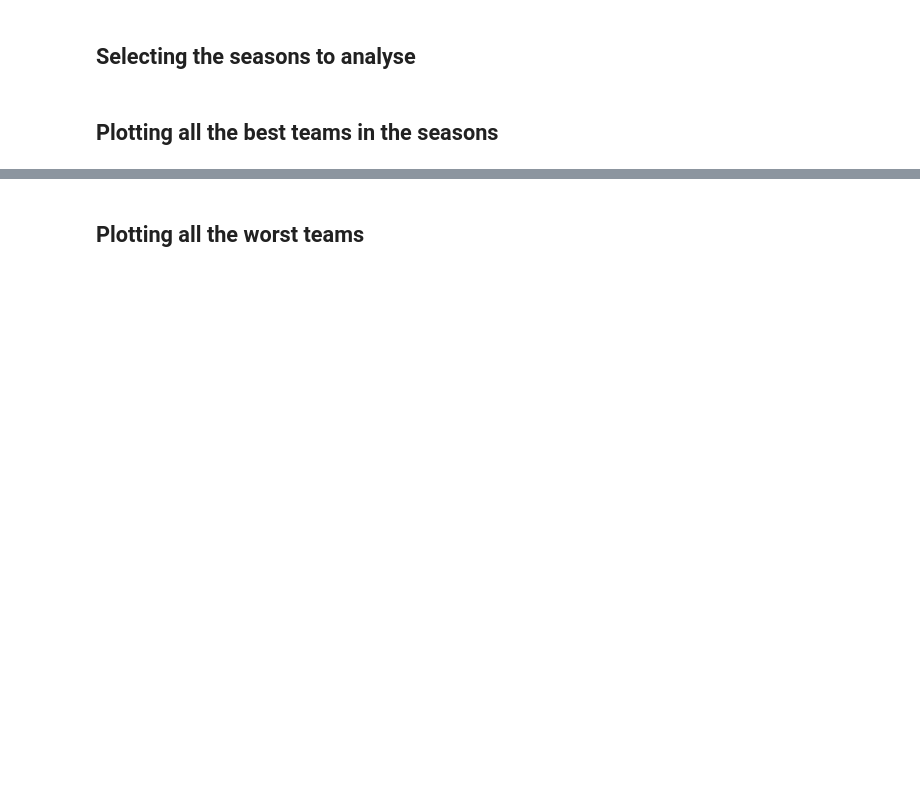
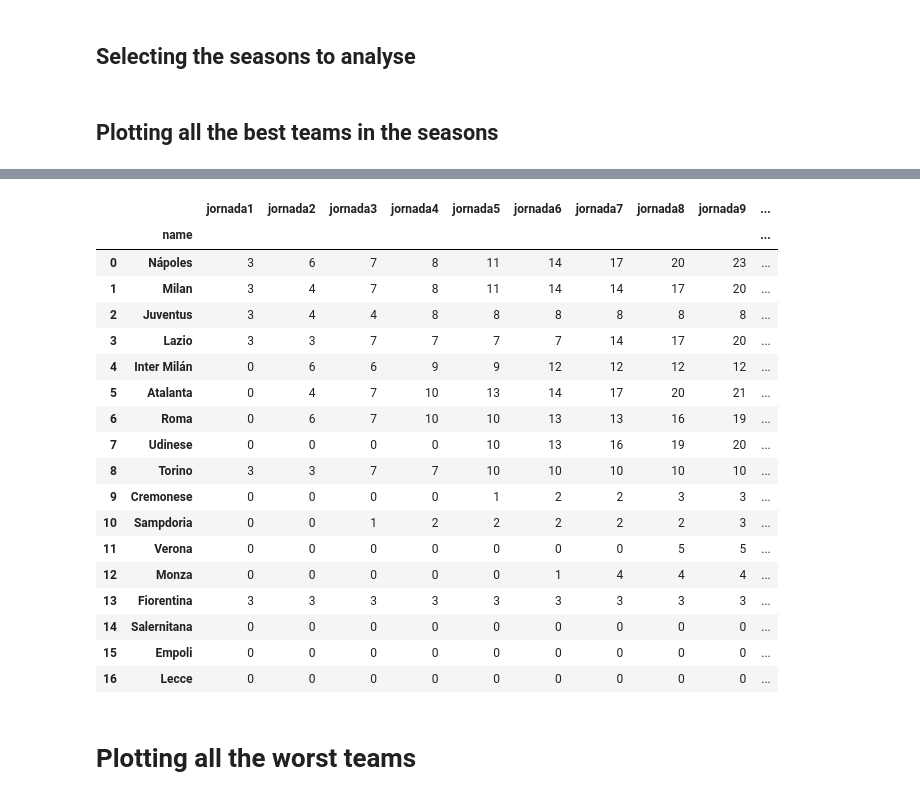
Before and after one commit to jerryperezperez/webScraping-of-SoccerLeagues, a Jupyter notebook: webscrapping.ipynb, the cells around one changed output, grey strips where cells are left out. Cells and saved outputs as stored; diff of their text form; code cells hidden in the pictures; blank space fills up the shorter version.

```diff
--- a/webscrapping.ipynb
+++ b/webscrapping.ipynb
@@ -53,5 +62,27 @@ for temporada in temporadas:
+# %%
+dataframe
+# %% [output]
+|  |  | jornada1 | jornada2 | jornada3 | jornada4 | jornada5 | jornada6 | jornada7 | jornada8 | jornada9 | ... |
+|  | name |  |  |  |  |  |  |  |  |  | ... |
+| 0 | Nápoles | 3 | 6 | 7 | 8 | 11 | 14 | 17 | 20 | 23 | ... |
+| 1 | Milan | 3 | 4 | 7 | 8 | 11 | 14 | 14 | 17 | 20 | ... |
+| 2 | Juventus | 3 | 4 | 4 | 8 | 8 | 8 | 8 | 8 | 8 | ... |
+| 3 | Lazio | 3 | 3 | 7 | 7 | 7 | 7 | 14 | 17 | 20 | ... |
+| 4 | Inter Milán | 0 | 6 | 6 | 9 | 9 | 12 | 12 | 12 | 12 | ... |
+| 5 | Atalanta | 0 | 4 | 7 | 10 | 13 | 14 | 17 | 20 | 21 | ... |
+| 6 | Roma | 0 | 6 | 7 | 10 | 10 | 13 | 13 | 16 | 19 | ... |
+| 7 | Udinese | 0 | 0 | 0 | 0 | 10 | 13 | 16 | 19 | 20 | ... |
+| 8 | Torino | 3 | 3 | 7 | 7 | 10 | 10 | 10 | 10 | 10 | ... |
+| 9 | Cremonese | 0 | 0 | 0 | 0 | 1 | 2 | 2 | 3 | 3 | ... |
+| 10 | Sampdoria | 0 | 0 | 1 | 2 | 2 | 2 | 2 | 2 | 3 | ... |
+| 11 | Verona | 0 | 0 | 0 | 0 | 0 | 0 | 0 | 5 | 5 | ... |
+| 12 | Monza | 0 | 0 | 0 | 0 | 0 | 1 | 4 | 4 | 4 | ... |
+| 13 | Fiorentina | 3 | 3 | 3 | 3 | 3 | 3 | 3 | 3 | 3 | ... |
+| 14 | Salernitana | 0 | 0 | 0 | 0 | 0 | 0 | 0 | 0 | 0 | ... |
+| 15 | Empoli | 0 | 0 | 0 | 0 | 0 | 0 | 0 | 0 | 0 | ... |
+| 16 | Lecce | 0 | 0 | 0 | 0 | 0 | 0 | 0 | 0 | 0 | ... |
 # %% [markdown]
-## Plotting all the worst teams
+# Plotting all the worst teams
 # %%
 for temporada in temporadas:
     # Cargar el archivo de hoja de cálculo
```
Also changed, not shown: parts of 6 cells of this notebook, 44 other files.
